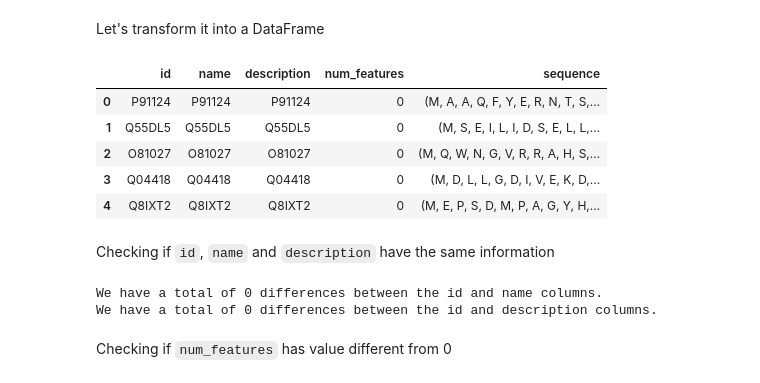
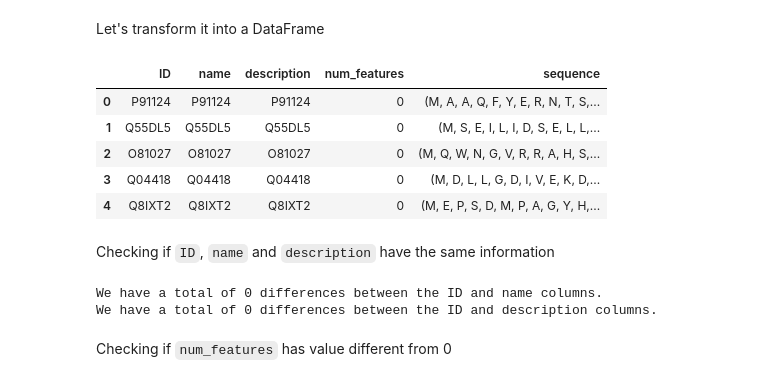
Before and after one commit to mattiazza/protein_function_prediction, a Jupyter notebook: bd_project/datasets_creation.ipynb, the cells around one changed output. Drawn from its saved outputs; the diff is of its cells as text; code cells hidden in the pictures.

```diff
--- a/bd_project/datasets_creation.ipynb
+++ b/bd_project/datasets_creation.ipynb
@@ -98,38 +98,38 @@ Let's transform it into a DataFrame
 # %%
 # Extract relevant information from SeqRecord
 train_fasta_dict = [{
-    'id': record.id,
+    'ID': record.id,
     'name': record.name,
     'description': record.description,
     'num_features': len(record.features),
     'sequence': record.seq,
 } for record in train_fasta_list]
 
 # Create a DataFrame from the extracted data
 train_fasta = pd.DataFrame(train_fasta_dict)
 
 # Display the DataFrame
 train_fasta.head()
 # %% [output]
-|  | id | name | description | num_features | sequence |
+|  | ID | name | description | num_features | sequence |
 | 0 | P91124 | P91124 | P91124 | 0 | (M, A, A, Q, F, Y, E, R, N, T, S,... |
 | 1 | Q55DL5 | Q55DL5 | Q55DL5 | 0 | (M, S, E, I, L, I, D, S, E, L, L,... |
 | 2 | O81027 | O81027 | O81027 | 0 | (M, Q, W, N, G, V, R, R, A, H, S,... |
 | 3 | Q04418 | Q04418 | Q04418 | 0 | (M, D, L, L, G, D, I, V, E, K, D,... |
 | 4 | Q8IXT2 | Q8IXT2 | Q8IXT2 | 0 | (M, E, P, S, D, M, P, A, G, Y, H,... |
 # %% [markdown]
-Checking if `id`, `name` and `description` have the same information
+Checking if `ID`, `name` and `description` have the same information
 # %%
-# Checking for differences between the id and name columns
-diff_id_name = sum(train_fasta['id'] != train_fasta['name'])
+# Checking for differences between the ID and name columns
+diff_id_name = sum(train_fasta['ID'] != train_fasta['name'])
 
-# Checking for differences between the id and description columns
-diff_id_description = sum(train_fasta['id'] != train_fasta['description'])
+# Checking for differences between the ID and description columns
+diff_id_description = sum(train_fasta['ID'] != train_fasta['description'])
 
-print(f"We have a total of {diff_id_name} differences between the id and name columns.\nWe have a total of {diff_id_description} differences between the id and description columns.")
+print(f"We have a total of {diff_id_name} differences between the ID and name columns.\nWe have a total of {diff_id_description} differences between the ID and description columns.")
 # %% [output]
-We have a total of 0 differences between the id and name columns.
-We have a total of 0 differences between the id and description columns.
+We have a total of 0 differences between the ID and name columns.
+We have a total of 0 differences between the ID and description columns.
 # %% [markdown]
 Checking if `num_features` has value different from 0
 # %%
```
Also changed, not shown: parts of 16 cells of this notebook.
